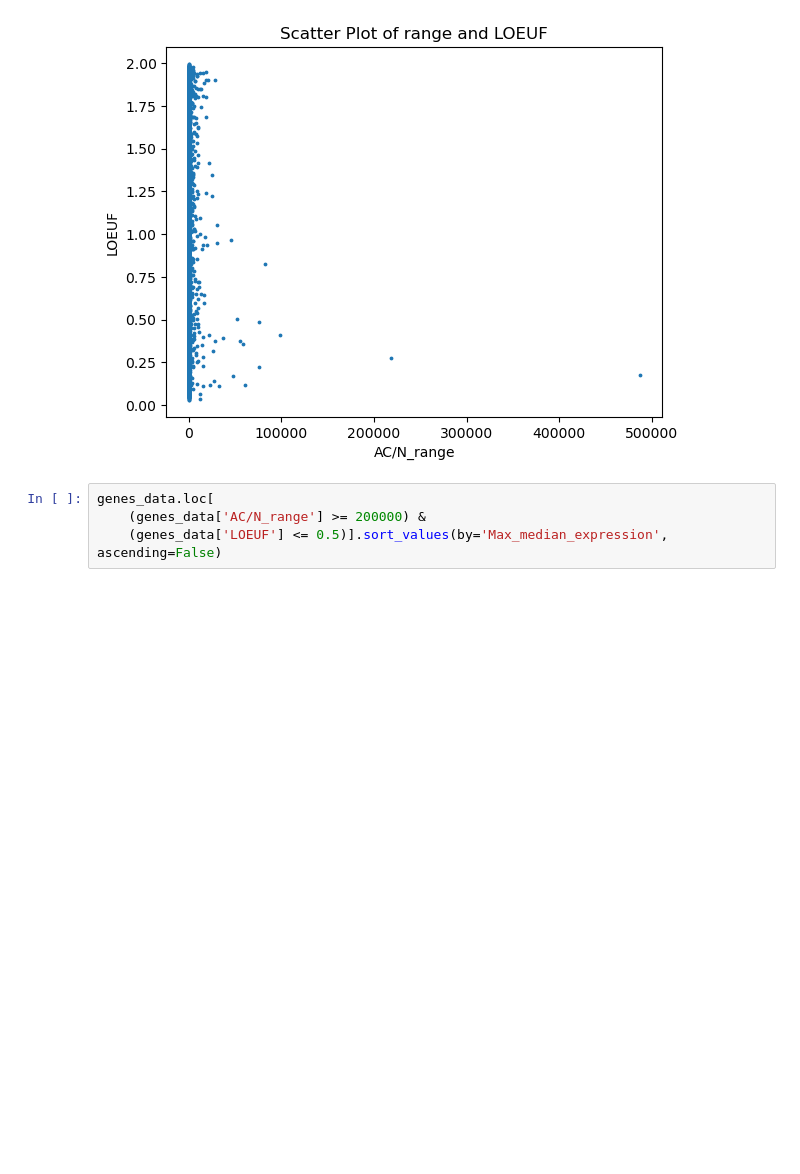
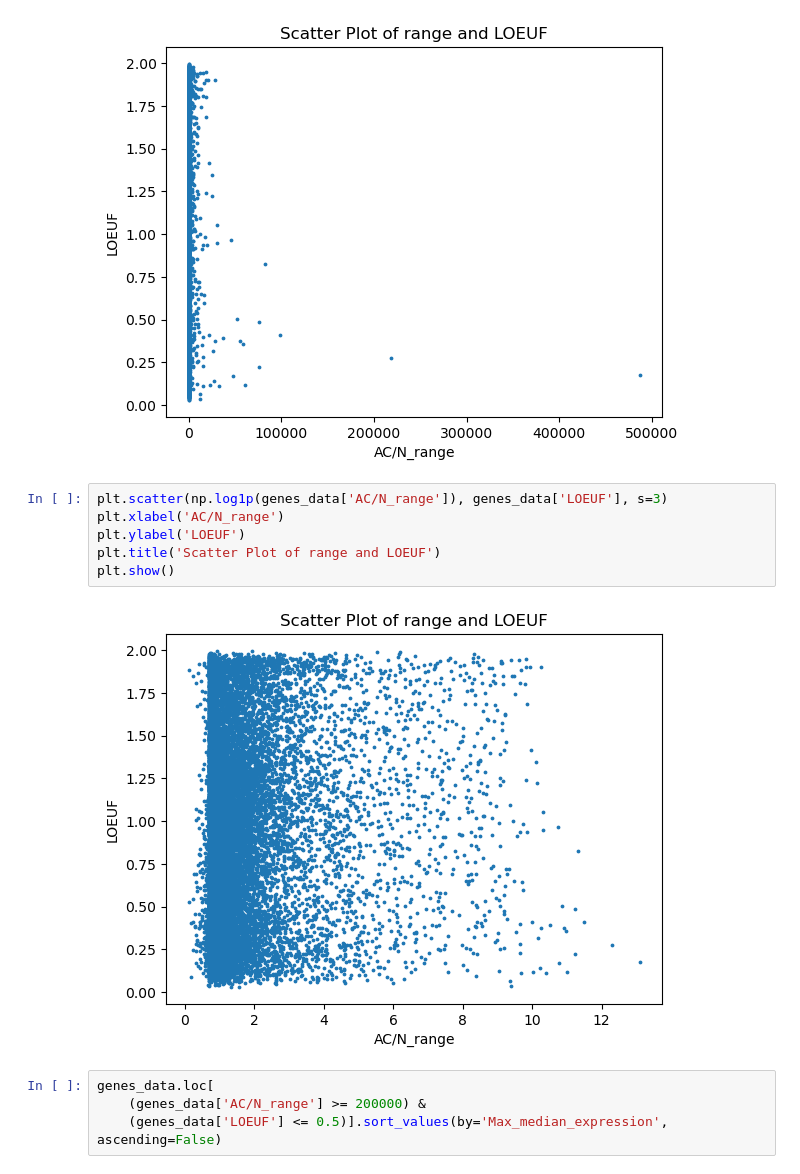
Before and after one commit to nastasia-iv/genvar, a Jupyter notebook: Grishchenko/code/all_genes_analysis.ipynb, the cells around one changed output. Drawn from its saved outputs; the diff is of its cells as text; blank space fills up the shorter version.

```diff
--- a/Grishchenko/code/all_genes_analysis.ipynb
+++ b/Grishchenko/code/all_genes_analysis.ipynb
@@ -128,6 +128,14 @@ plt.title('Scatter Plot of range and LOEUF')
 plt.show()
 # %% [output]
 [figure]
+# %%
+plt.scatter(np.log1p(genes_data['AC/N_range']), genes_data['LOEUF'], s=3)
+plt.xlabel('AC/N_range')
+plt.ylabel('LOEUF')
+plt.title('Scatter Plot of range and LOEUF')
+plt.show()
+# %% [output]
+[figure, added]
 # %%
 genes_data.loc[
     (genes_data['AC/N_range'] >= 200000) &
```
Also changed, not shown: parts of 21 cells of this notebook.
